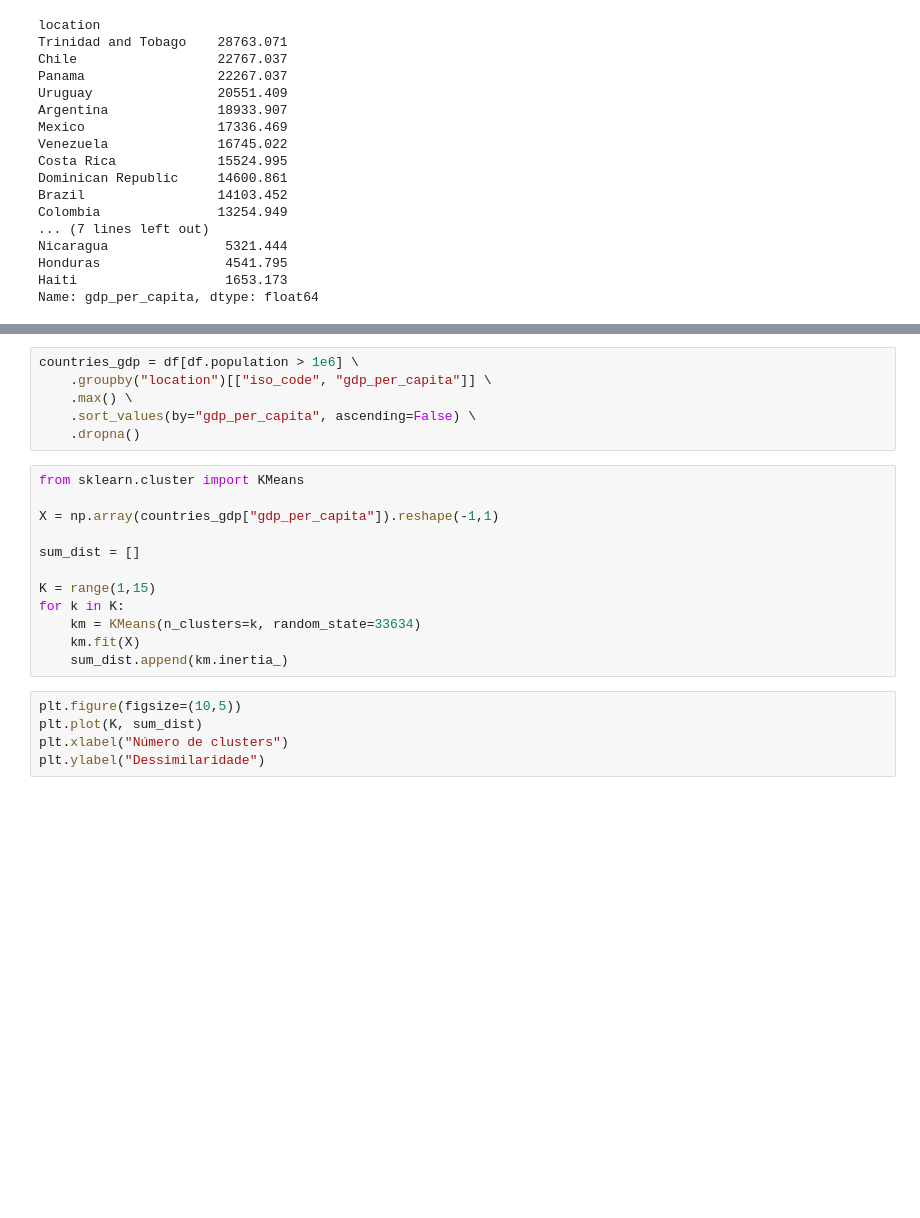
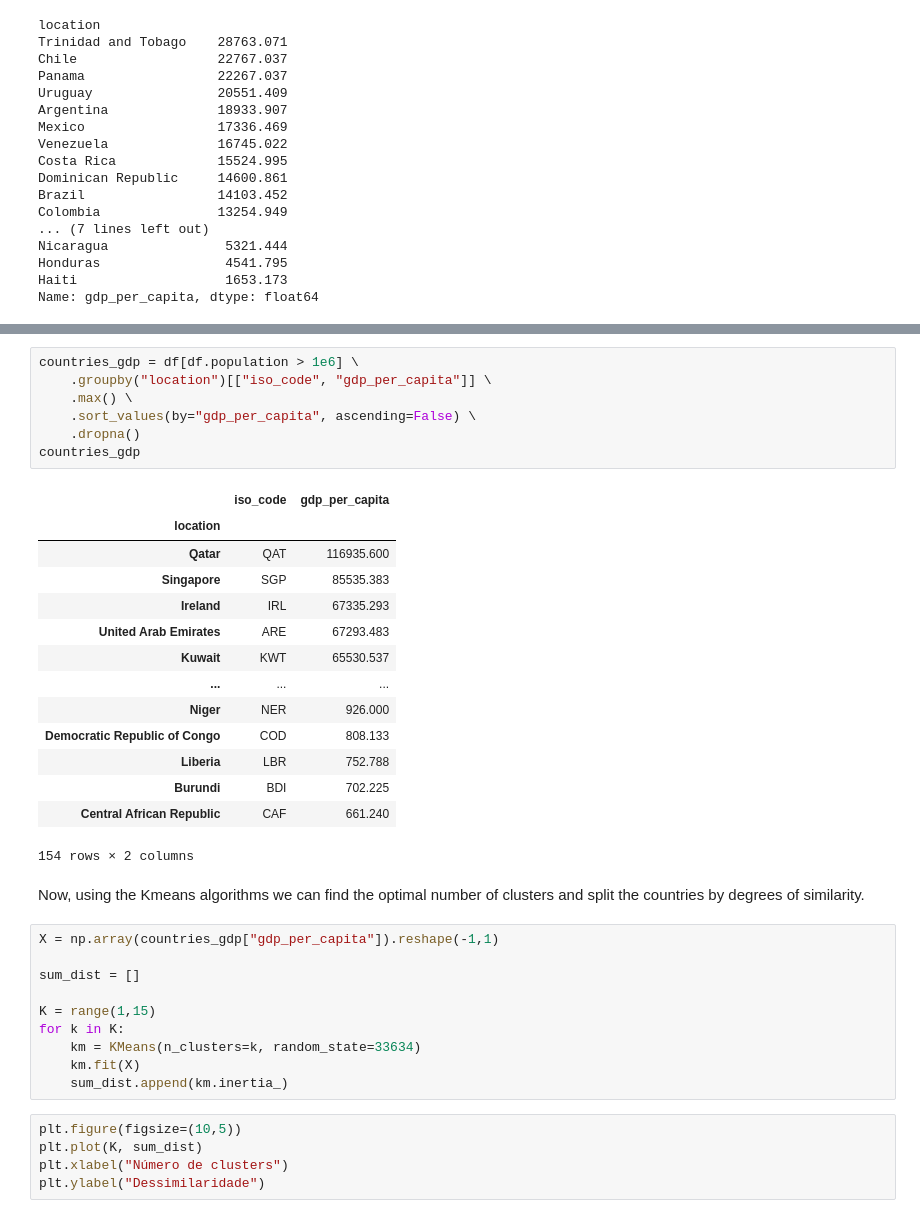
Before and after one commit to brunoarine/coronavirus-vaccinations, a Jupyter notebook: notebook.ipynb, the cells around one changed output, grey strips where cells are left out. Saved outputs shown, nothing was run; the diff lists cells and outputs as text; blank space fills up the shorter version.

```diff
--- a/notebook.ipynb
+++ b/notebook.ipynb
@@ -134,12 +156,28 @@ Name: gdp_per_capita, dtype: float64
 # %%
 countries_gdp = df[df.population > 1e6] \
     .groupby("location")[["iso_code", "gdp_per_capita"]] \
     .max() \
     .sort_values(by="gdp_per_capita", ascending=False) \
     .dropna()
+countries_gdp
+# %% [output]
+|  | iso_code | gdp_per_capita |
+| location |  |  |
+| Qatar | QAT | 116935.600 |
+| Singapore | SGP | 85535.383 |
+| Ireland | IRL | 67335.293 |
+| United Arab Emirates | ARE | 67293.483 |
+| Kuwait | KWT | 65530.537 |
+| ... | ... | ... |
+| Niger | NER | 926.000 |
+| Democratic Republic of Congo | COD | 808.133 |
+| Liberia | LBR | 752.788 |
+| Burundi | BDI | 702.225 |
+| Central African Republic | CAF | 661.240 |
+154 rows × 2 columns
+# %% [markdown]
+Now, using the Kmeans algorithms we can find the optimal number of clusters and split the countries by degrees of similarity.
 # %%
-from sklearn.cluster import KMeans
-
 X = np.array(countries_gdp["gdp_per_capita"]).reshape(-1,1)
 
 sum_dist = []
```
Also changed, not shown: parts of 17 cells of this notebook, 2 other files.
